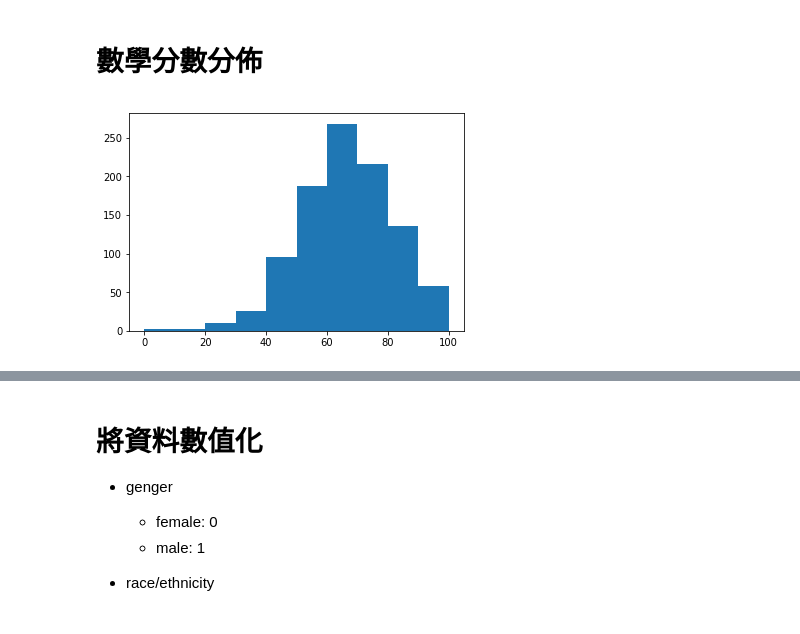
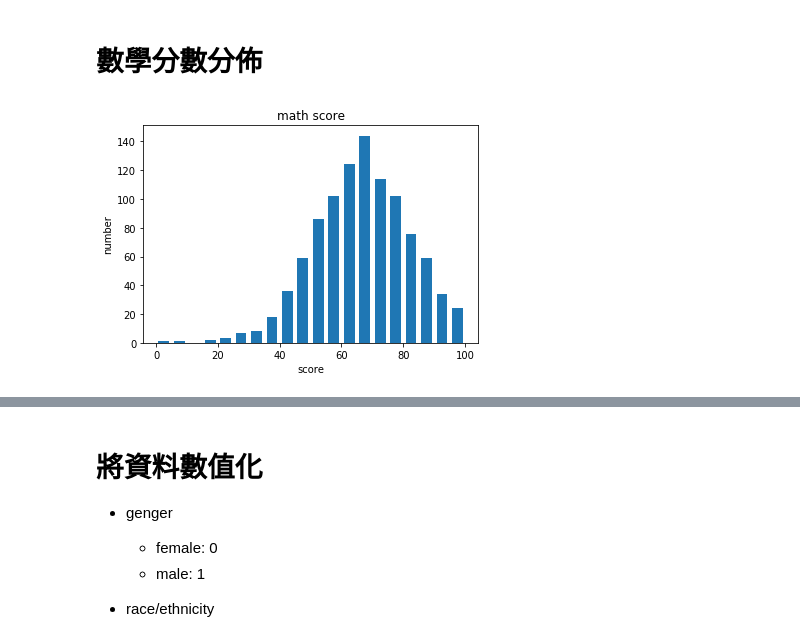
Before and after one commit to yuyingg0921/fda-hw, a Jupyter notebook: hw1/student_performance.ipynb, the cells around one changed output, grey strips where cells are left out. Saved outputs shown, nothing was run; the diff lists cells and outputs as text; code cells hidden in the pictures.

Commit message:
Hw1: Add bar diagram

```diff
--- a/hw1/student_performance.ipynb
+++ b/hw1/student_performance.ipynb
@@ -77,7 +77,10 @@ plt.show()
 # %% [markdown]
 # 數學分數分佈
 # %%
-plt.hist(x=pd_data['math score'])
+plt.hist(x=pd_data['math score'], bins=20, rwidth=0.7)
+plt.title('math score')
+plt.xlabel('score')
+plt.ylabel('number')
 plt.show()
 # %% [output]
-[figure, old version]
+[figure, new version]
```
Also changed, not shown: parts of 6 cells of this notebook.
